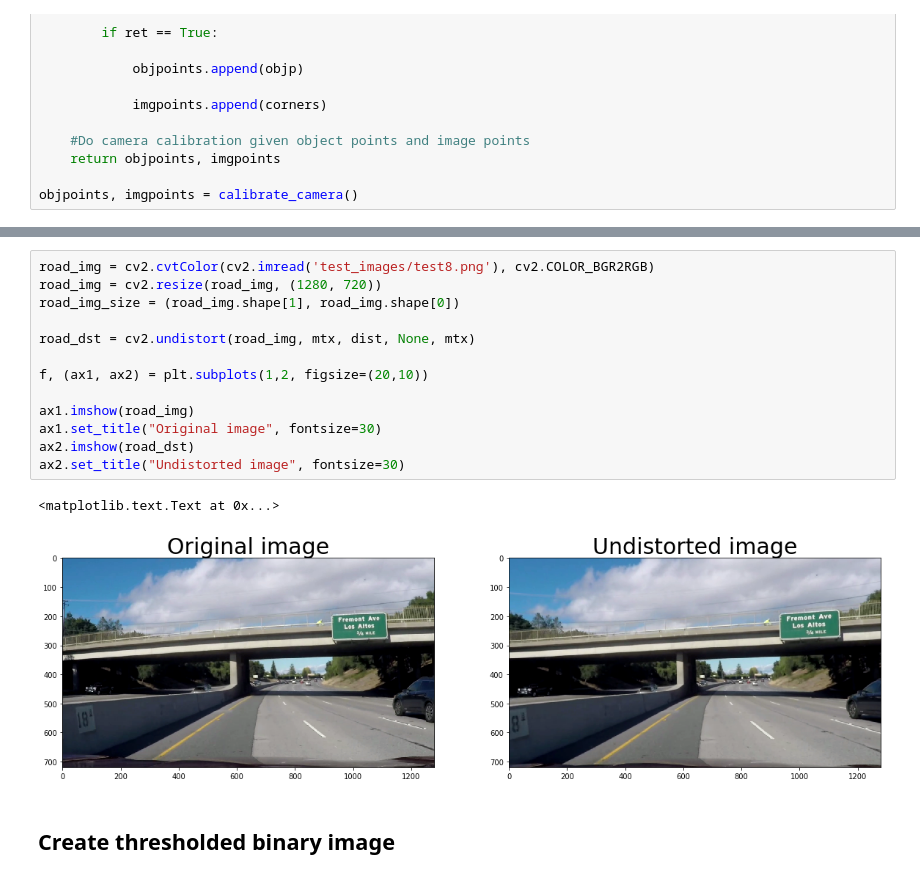
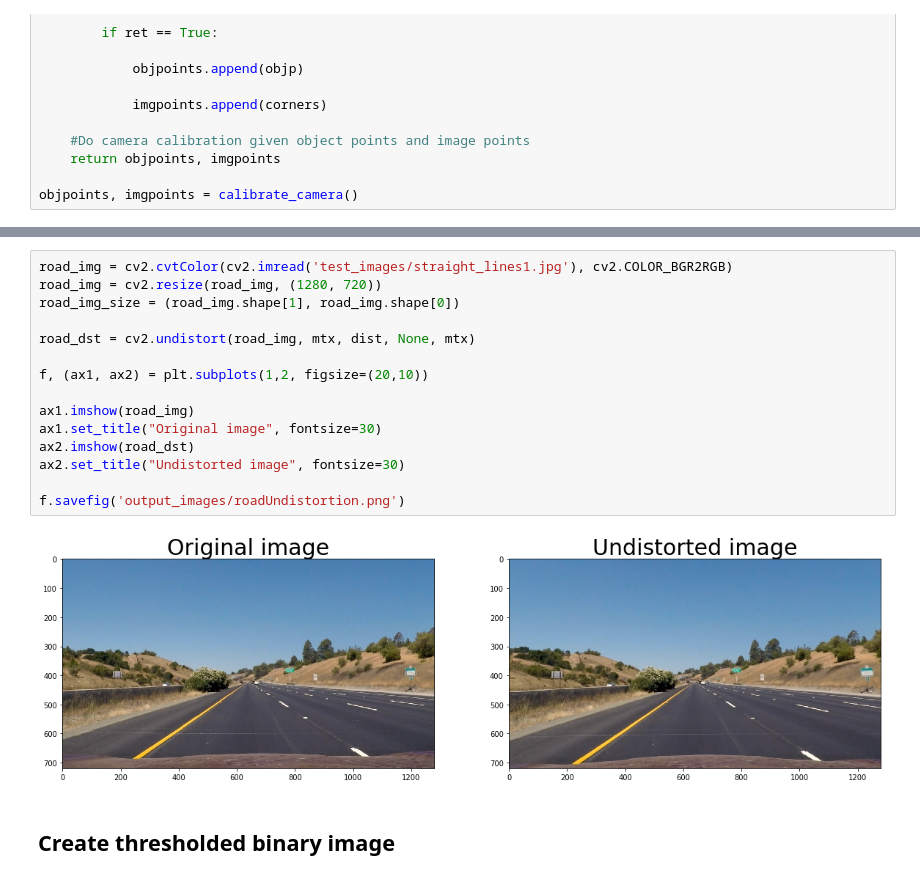
Before and after one commit to chgswin/CarND-Advanced-Lane-Lines, a Jupyter notebook: Advanced-Lane-Lines-Detection.ipynb, the cells around one changed output, grey strips where cells are left out. Drawn from its saved outputs; the diff is of its cells as text.

```diff
--- a/Advanced-Lane-Lines-Detection.ipynb
+++ b/Advanced-Lane-Lines-Detection.ipynb
@@ -78,20 +79,21 @@ ax2.set_title('Undistorted Image', fontsize=30)
 [figure]
 # %%
-road_img = cv2.cvtColor(cv2.imread('test_images/test8.png'), cv2.COLOR_BGR2RGB)
+road_img = cv2.cvtColor(cv2.imread('test_images/straight_lines1.jpg'), cv2.COLOR_BGR2RGB)
 road_img = cv2.resize(road_img, (1280, 720))
 road_img_size = (road_img.shape[1], road_img.shape[0])
 
 road_dst = cv2.undistort(road_img, mtx, dist, None, mtx)
 
 f, (ax1, ax2) = plt.subplots(1,2, figsize=(20,10))
 
 ax1.imshow(road_img)
 ax1.set_title("Original image", fontsize=30)
 ax2.imshow(road_dst)
 ax2.set_title("Undistorted image", fontsize=30)
+
+f.savefig('output_images/roadUndistortion.png')
 # %% [output]
-<matplotlib.text.Text at 0x...>
-[figure, old version]
+[figure, new version]
 # %% [markdown]
 ## Create thresholded binary image
 # %% [markdown]
```
Also changed, not shown: parts of 25 cells of this notebook, 29 other files.
